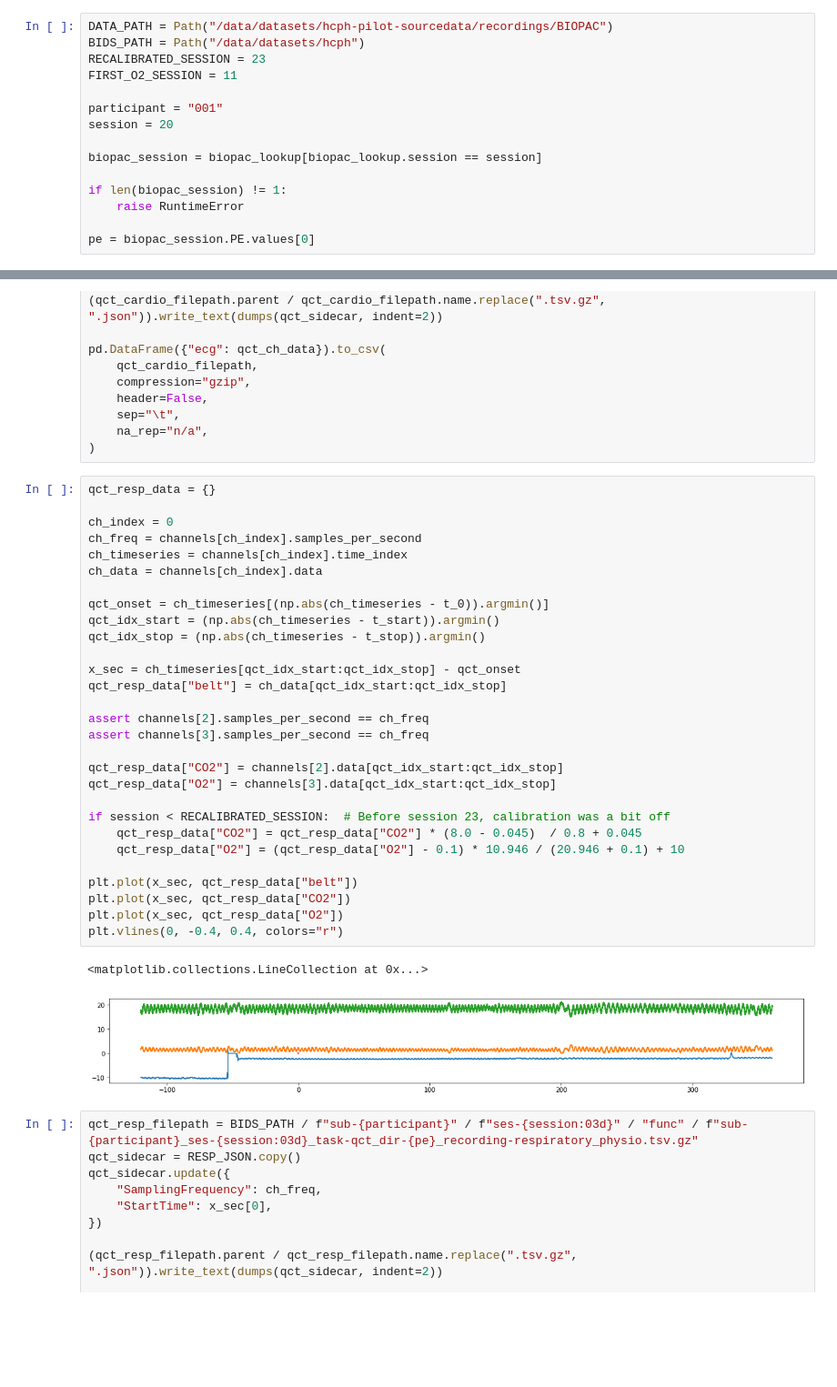
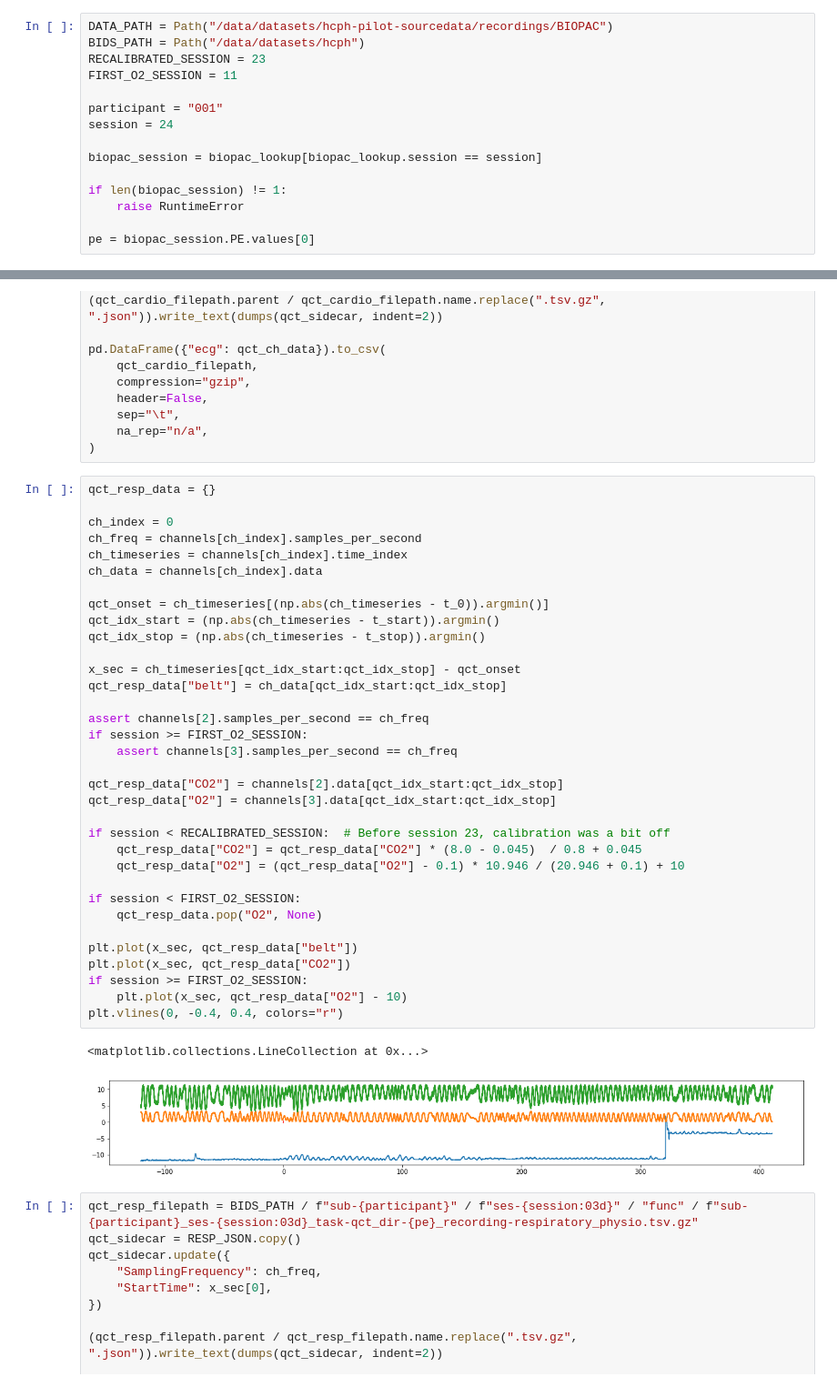
Before and after one commit to oesteban/hcph-sops, a Jupyter notebook: code/physioconv/Physio to BIDS conversion.ipynb, the cells around one changed output, grey strips where cells are left out. Shown: that part at 91% size. Saved outputs shown, nothing was run; the diff lists cells and outputs as text; blank space fills up the shorter version.

```diff
--- a/code/physioconv/Physio to BIDS conversion.ipynb
+++ b/code/physioconv/Physio to BIDS conversion.ipynb
@@ -51,7 +51,7 @@ RECALIBRATED_SESSION = 23
 FIRST_O2_SESSION = 11
 
 participant = "001"
-session = 20
+session = 24
 
 biopac_session = biopac_lookup[biopac_lookup.session == session]
 
@@ -678,35 +707,40 @@ pd.DataFrame({"ecg": qct_ch_data}).to_csv(
 # %%
 qct_resp_data = {}
 
 ch_index = 0
 ch_freq = channels[ch_index].samples_per_second
 ch_timeseries = channels[ch_index].time_index
 ch_data = channels[ch_index].data
 
 qct_onset = ch_timeseries[(np.abs(ch_timeseries - t_0)).argmin()]
 qct_idx_start = (np.abs(ch_timeseries - t_start)).argmin()
 qct_idx_stop = (np.abs(ch_timeseries - t_stop)).argmin()
 
 x_sec = ch_timeseries[qct_idx_start:qct_idx_stop] - qct_onset
 qct_resp_data["belt"] = ch_data[qct_idx_start:qct_idx_stop]
 
 assert channels[2].samples_per_second == ch_freq
-assert channels[3].samples_per_second == ch_freq
+if session >= FIRST_O2_SESSION:
+    assert channels[3].samples_per_second == ch_freq
 
 qct_resp_data["CO2"] = channels[2].data[qct_idx_start:qct_idx_stop]
 qct_resp_data["O2"] = channels[3].data[qct_idx_start:qct_idx_stop]
 
 if session < RECALIBRATED_SESSION:  # Before session 23, calibration was a bit off
     qct_resp_data["CO2"] = qct_resp_data["CO2"] * (8.0 - 0.045)  / 0.8 + 0.045
     qct_resp_data["O2"] = (qct_resp_data["O2"] - 0.1) * 10.946 / (20.946 + 0.1) + 10
 
+if session < FIRST_O2_SESSION:
+    qct_resp_data.pop("O2", None)
+
 plt.plot(x_sec, qct_resp_data["belt"])
 plt.plot(x_sec, qct_resp_data["CO2"])
-plt.plot(x_sec, qct_resp_data["O2"])
+if session >= FIRST_O2_SESSION:
+    plt.plot(x_sec, qct_resp_data["O2"] - 10)
 plt.vlines(0, -0.4, 0.4, colors="r")
 # %% [output]
 <matplotlib.collections.LineCollection at 0x...>
-[figure, old version]
+[figure, new version]
 # %%
 qct_resp_filepath = BIDS_PATH / f"sub-{participant}" / f"ses-{session:03d}" / "func" / f"sub-{participant}_ses-{session:03d}_task-qct_dir-{pe}_recording-respiratory_physio.tsv.gz"
 qct_sidecar = RESP_JSON.copy()
```
Also changed, not shown: parts of 23 cells of this notebook, 6 other files.
